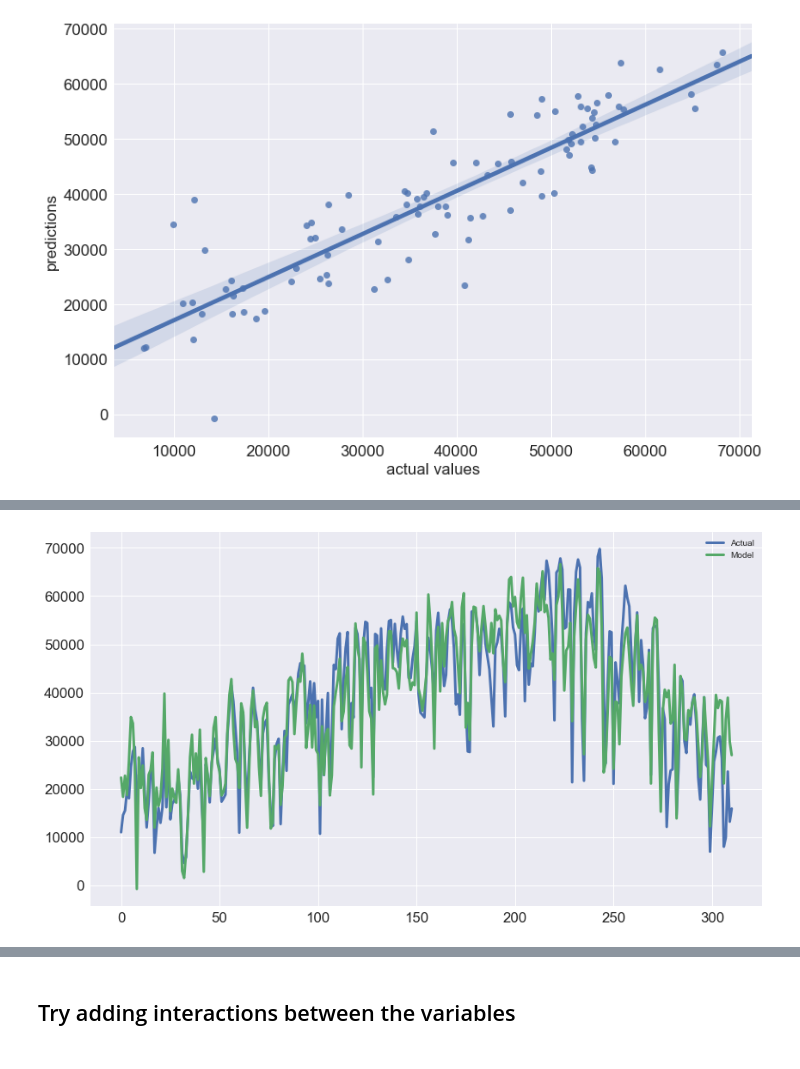
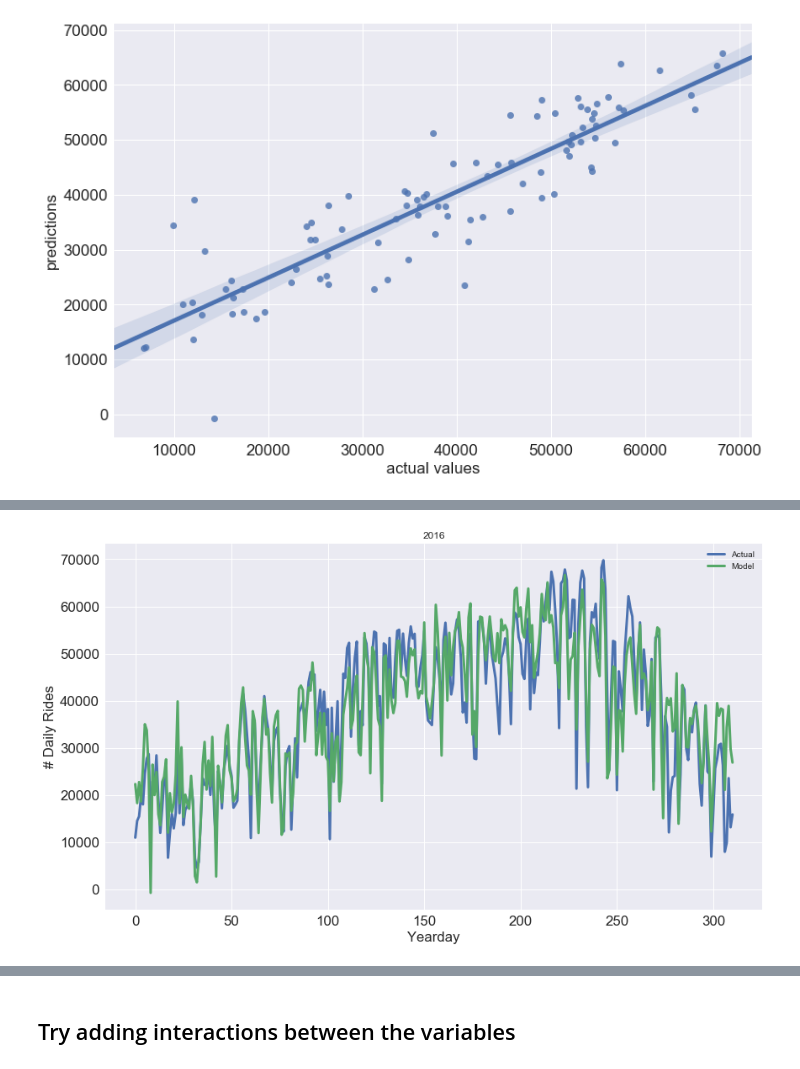
Before and after one commit to andypicke/Springboard_DataScience, a Jupyter notebook: Capstone_1/citibike_regression.ipynb, the cells around one changed output, grey strips where cells are left out. Saved outputs shown, nothing was run; the diff lists cells and outputs as text; code cells hidden in the pictures.

Commit message:
update regression notebook

```diff
--- a/Capstone_1/citibike_regression.ipynb
+++ b/Capstone_1/citibike_regression.ipynb
@@ -147,14 +155,16 @@ X_train, X_test, y_train, y_test = train_test_split(X,y,test_size= 0.3, random_s
 # %%
 from sklearn.linear_model import LinearRegression
 from sklearn.preprocessing import Imputer
-from sklearn.pipeline import Pipeline
 from sklearn.model_selection import cross_val_score
 
-steps = [('impute',Imputer(strategy='mean')) , ('reg',LinearRegression()) ]
-pipe = Pipeline(steps)
-# need to add imput
-#reg = LinearRegression()
-pipe.fit(X_train,y_train)
-preds = pipe.predict(X_test)
-np.mean(cross_val_score(pipe,X_train,y_train))
+imp = Imputer(strategy='most_frequent')
+imp.fit(X_train)
+X_train = imp.transform(X_train)
+X_test =imp.transform(X_test)
+X_all = imp.transform(X)
+
+reg = LinearRegression()
+reg.fit(X_train,y_train)
+preds = reg.predict(X_test)
+np.mean(cross_val_score(reg,X_train,y_train))
 # %% [output]
@@ -187,7 +208,10 @@ AttributeError: 'Pipeline' object has no attribute 'coef_'
 # %%
 plt.figure(figsize=(14,8))
 plt.plot(y,label='Actual')
-plt.plot(pipe.predict(X),label='Model')
+plt.plot(reg.predict(X_all),label='Model')
 plt.legend();
+plt.xlabel('Yearday')
+plt.ylabel('# Daily Rides')
+plt.title(str(year));
 # %% [output]
-[figure, old version]
+[figure, new version]
```
Also changed, not shown: parts of 83 cells of this notebook.
